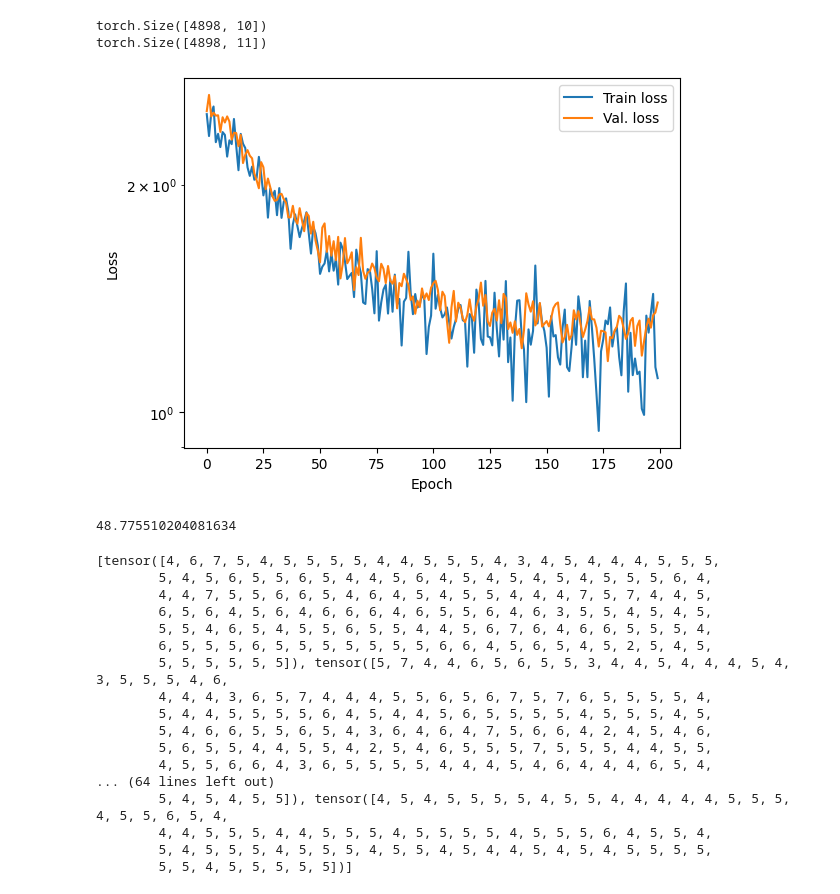
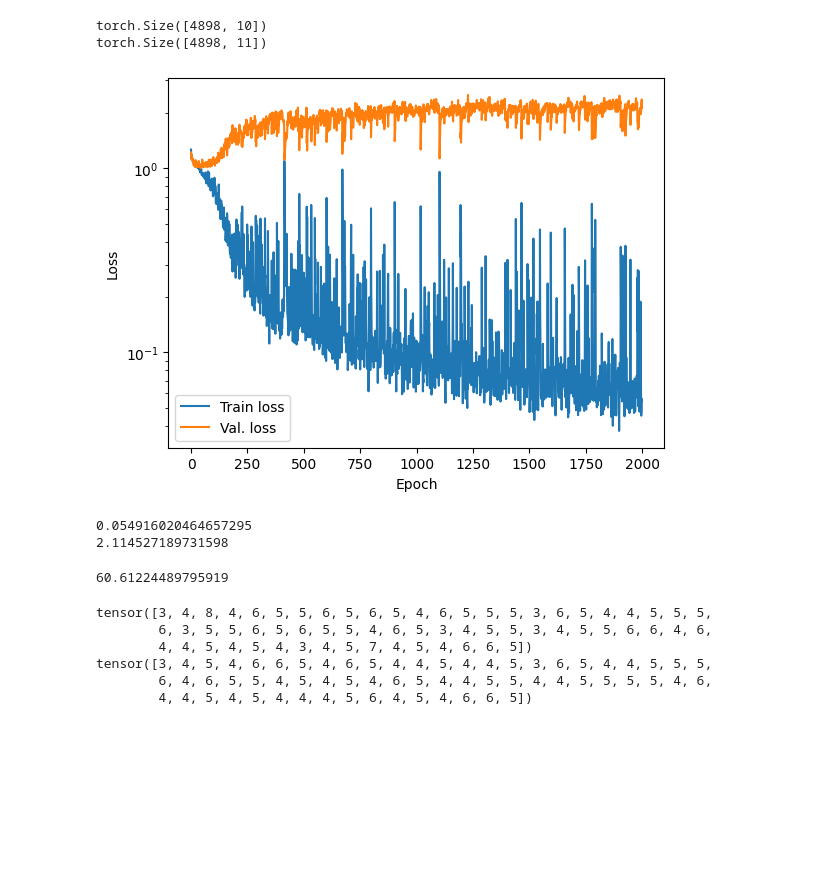
Before and after one commit to atticusjohnston/wine-quality-prediction, a Jupyter notebook: main.ipynb, the cells around one changed output. Saved outputs shown, nothing was run; the diff lists cells and outputs as text; code cells hidden in the pictures; blank space fills up the shorter version.

Commit message:
Model is actually learning but overfitting.

```diff
--- a/main.ipynb
+++ b/main.ipynb
@@ -27,7 +27,7 @@ classes = [c for c in range(1, 11)]
 scaledWhitesDF = rawWhitesDF.copy()
 
 for column in featureLabels[:-1]:
-    scaledWhitesDF[column] = (scaledWhitesDF[column] - scaledWhitesDF[column].mean()) / scaledWhitesDF[column].std()
+    scaledWhitesDF[column] = (scaledWhitesDF[column] - scaledWhitesDF[column].min()) / (scaledWhitesDF[column].max() - scaledWhitesDF[column].min())
 # %%
 whiteTargetsInt = torch.tensor(scaledWhitesDF['quality'].to_numpy())
 whiteFeatures = torch.tensor(scaledWhitesDF[featureLabels[0:-1]].to_numpy(), requires_grad=True, dtype=torch.float32)
@@ -67,7 +67,7 @@ train_dataset = WineDataset(whiteFeatures[train_indices], whiteTargets[train_ind
 val_dataset = WineDataset(whiteFeatures[val_indices], whiteTargets[val_indices])
 test_dataset = WineDataset(whiteFeatures[test_indices], whiteTargets[test_indices])
 
-batch_size = 150
+batch_size = 64
 
 train_loader = DataLoader(dataset=train_dataset, batch_size=batch_size, shuffle=True)
 val_loader = DataLoader(dataset=val_dataset, batch_size=batch_size, shuffle=False)
@@ -88,7 +88,7 @@ class SimpleNet(nn.Module):
         return x
 
 class TransformerModel(nn.Module):
-    def __init__(self, input_size, output_size, num_layers=3, num_heads=8, hidden_size=128, dropout=0.1):
+    def __init__(self, input_size, output_size, num_layers=3, num_heads=8, hidden_size=128, dropout=0.01):
         super(TransformerModel, self).__init__()
 
         # Embedding layer
@@ -125,15 +125,15 @@ class TransformerModel(nn.Module):
 # %%
 model = TransformerModel(input_size=whiteFeatures.shape[1], output_size=len(classes))
 criterion = nn.CrossEntropyLoss()
-optimiser = torch.optim.SGD(model.parameters(), lr=1e-4)
+optimiser = torch.optim.Adam(model.parameters(), lr=1e-3)
 # scheduler = torch.optim.lr_scheduler.StepLR(optimiser, step_size=50, gamma=0.1)
-nn.utils.clip_grad_norm_(model.parameters(), 1)
+# nn.utils.clip_grad_norm_(model.parameters(), 1)
 
 device = torch.device("cpu")
 # device = torch.device("mps" if torch.backends.mps.is_built() else "cpu")
 model.to(device)
 
-nepoch = 200
+nepoch = 2000
 
 train_losses = []
 val_losses = []
@@ -149,9 +149,7 @@ for epoch in tqdm(range(nepoch), leave=True, unit='epoch', desc= "Epochs"):
     for batch in train_loader:
         inputs, targets = batch['features'], batch['target']
         inputs, targets = inputs.to(device).detach(), targets.to(device).detach()
-
-        inputs = inputs[:2]
-        targets = targets[:2]
+        # print(inputs)
 
         optimiser.zero_grad()
         outputs = model(inputs)
@@ -159,37 +157,40 @@ for epoch in tqdm(range(nepoch), leave=True, unit='epoch', desc= "Epochs"):
         train_loss = criterion(outputs, targets)
         train_loss.backward()
         optimiser.step()
 
         total_train_loss += train_loss.item()
         train_count += 1
 
     with torch.no_grad():
         for batch in val_loader:
             inputs, targets = batch['features'], batch['target']
             inputs, targets = inputs.to(device), targets.to(device)
-
-            inputs = inputs[:2]
-            targets = targets[:2]
 
             outputs = model(inputs)
 
             val_loss = criterion(outputs, targets)
 
             total_val_loss += val_loss.item()
             val_count += 1
 
     train_losses.append(total_train_loss/train_count)
     val_losses.append(total_val_loss/val_count)
     # scheduler.step()
 
 plt.semilogy(train_losses)
 plt.semilogy(val_losses)
 plt.legend(["Train loss", "Val. loss"])
 plt.xlabel("Epoch")
 plt.ylabel("Loss")
 plt.show()
 # %% [output]
-[figure, old version]
+[figure, new version]
+# %%
+print(train_losses[-1])
+print(val_losses[-1])
+# %% [output]
+0.054916020464657295
+2.114527189731598
 # %%
 correct = 0
 total = 0
@@ -215,25 +216,14 @@ acc = 100 * correct / total
 # %%
 print(acc)
 # %% [output]
-48.775510204081634
+60.61224489795919
 # %%
-print(true)
-print(pred)
+print(true[0])
+print(pred[0])
 # %% [output]
-[tensor([4, 6, 7, 5, 4, 5, 5, 5, 5, 4, 4, 5, 5, 5, 4, 3, 4, 5, 4, 4, 4, 5, 5, 5,
-        5, 4, 5, 6, 5, 5, 6, 5, 4, 4, 5, 6, 4, 5, 4, 5, 4, 5, 4, 5, 5, 5, 6, 4,
-        4, 4, 7, 5, 5, 6, 6, 5, 4, 6, 4, 5, 4, 5, 5, 4, 4, 4, 7, 5, 7, 4, 4, 5,
-        6, 5, 6, 4, 5, 6, 4, 6, 6, 6, 4, 6, 5, 5, 6, 4, 6, 3, 5, 5, 4, 5, 4, 5,
-        5, 5, 4, 6, 5, 4, 5, 5, 6, 5, 5, 4, 4, 5, 6, 7, 6, 4, 6, 6, 5, 5, 5, 4,
-        6, 5, 5, 5, 6, 5, 5, 5, 5, 5, 5, 5, 6, 6, 4, 5, 6, 5, 4, 5, 2, 5, 4, 5,
-        5, 5, 5, 5, 5, 5]), tensor([5, 7, 4, 4, 6, 5, 6, 5, 5, 3, 4, 4, 5, 4, 4, 4, 5, 4, 3, 5, 5, 5, 4, 6,
-        4, 4, 4, 3, 6, 5, 7, 4, 4, 4, 5, 5, 6, 5, 6, 7, 5, 7, 6, 5, 5, 5, 5, 4,
-        5, 4, 4, 5, 5, 5, 5, 6, 4, 5, 4, 4, 5, 6, 5, 5, 5, 5, 4, 5, 5, 5, 4, 5,
-        5, 4, 6, 6, 5, 5, 6, 5, 4, 3, 6, 4, 6, 4, 7, 5, 6, 6, 4, 2, 4, 5, 4, 6,
-        5, 6, 5, 5, 4, 4, 5, 5, 4, 2, 5, 4, 6, 5, 5, 5, 7, 5, 5, 5, 4, 4, 5, 5,
-        4, 5, 5, 6, 6, 4, 3, 6, 5, 5, 5, 5, 4, 4, 4, 5, 4, 6, 4, 4, 4, 6, 5, 4,
-... (64 lines left out)
-        5, 4, 5, 4, 5, 5]), tensor([4, 5, 4, 5, 5, 5, 5, 4, 5, 5, 4, 4, 4, 4, 4, 5, 5, 5, 4, 5, 5, 6, 5, 4,
-        4, 4, 5, 5, 5, 4, 4, 5, 5, 5, 4, 5, 5, 5, 5, 4, 5, 5, 5, 6, 4, 5, 5, 4,
-        5, 4, 5, 5, 5, 4, 5, 5, 5, 4, 5, 5, 4, 5, 4, 4, 5, 4, 5, 4, 5, 5, 5, 5,
-        5, 5, 4, 5, 5, 5, 5, 5])]
+tensor([3, 4, 8, 4, 6, 5, 5, 6, 5, 6, 5, 4, 6, 5, 5, 5, 3, 6, 5, 4, 4, 5, 5, 5,
+        6, 3, 5, 5, 6, 5, 6, 5, 5, 4, 6, 5, 3, 4, 5, 5, 3, 4, 5, 5, 6, 6, 4, 6,
+        4, 4, 5, 4, 5, 4, 3, 4, 5, 7, 4, 5, 4, 6, 6, 5])
+tensor([3, 4, 5, 4, 6, 6, 5, 4, 6, 5, 4, 4, 5, 4, 4, 5, 3, 6, 5, 4, 4, 5, 5, 5,
+        6, 4, 6, 5, 5, 4, 5, 4, 5, 4, 6, 5, 4, 4, 5, 5, 4, 4, 5, 5, 5, 5, 4, 6,
+        4, 4, 5, 4, 5, 4, 4, 4, 5, 6, 4, 5, 4, 6, 6, 5])
```
